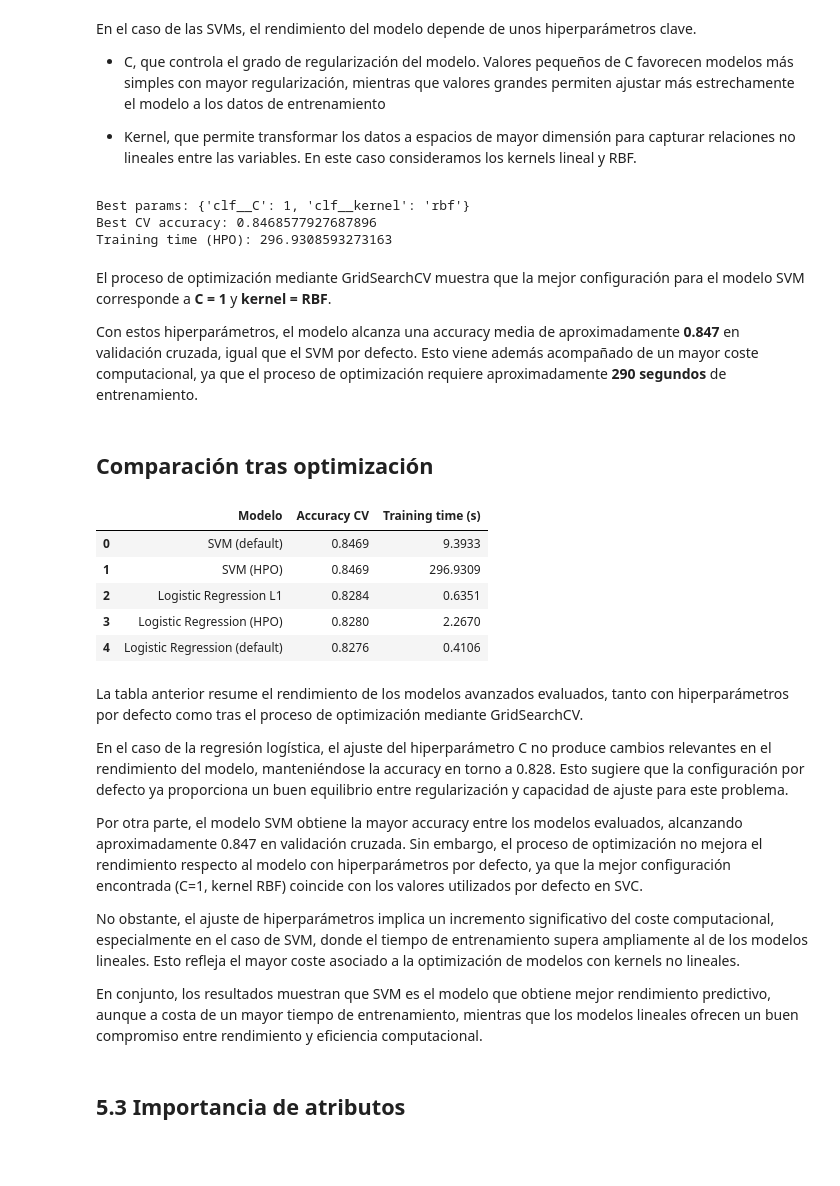
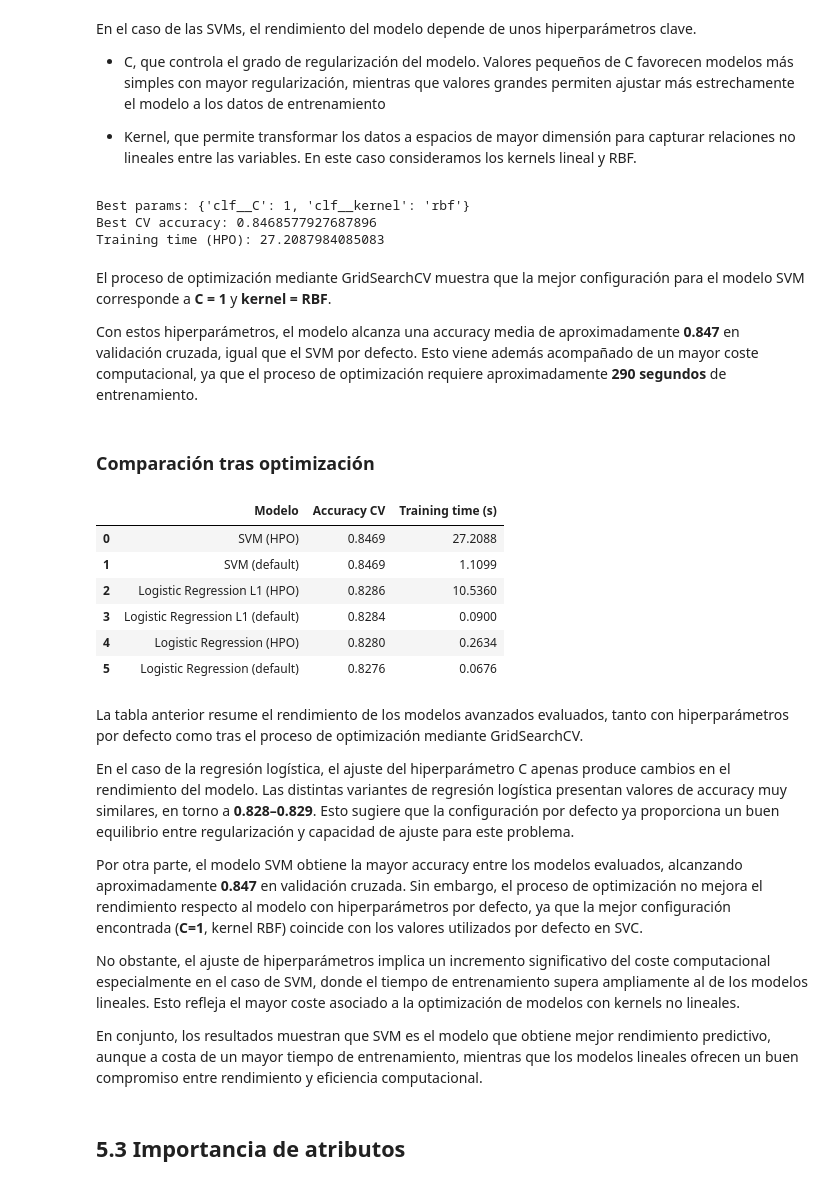
Before and after one commit to 100495785/Grupo17_Practica1, a Jupyter notebook: EDA_Practica1.ipynb, the cells around one changed output. Drawn from its saved outputs; the diff is of its cells as text; code cells hidden in the pictures; blank space fills up the shorter version.

```diff
--- a/EDA_Practica1.ipynb
+++ b/EDA_Practica1.ipynb
@@ -1244,0 +1240,33 @@ Así, la regresión logística alcanza una accuracy media de aproximadamente **0
+# %%
+logreg_l1_pipe = Pipeline([
+    ("preprocessor", preprocessor),
+    ("clf", LogisticRegression(
+        solver="saga",
+        # penalty="elasticnet",
+        l1_ratio=1,
+        max_iter=5000,
+        random_state=SEED
+    ))
+])
+
+param_grid_logreg_l1 = {
+    "clf__C": [0.001, 0.01, 0.1, 1, 10, 100]
+}
+
+grid_logreg_l1 = GridSearchCV(
+    logreg_l1_pipe,
+    param_grid_logreg_l1,
+    cv=cv,
+    scoring="accuracy",
+    n_jobs=-1
+)
+
+start = time.time()
+
+grid_logreg_l1.fit(X_train, y_train)
+
+logreg_l1_hpo_time = time.time() - start
+
+print("Best params:", grid_logreg_l1.best_params_)
+print("Best CV accuracy:", grid_logreg_l1.best_score_)
+print("Training time (HPO):", logreg_l1_hpo_time)
@@ -1283,61 +1321,64 @@ print("Training time (HPO):", svm_hpo_time)
 # %% [output]
 Best params: {'clf__C': 1, 'clf__kernel': 'rbf'}
 Best CV accuracy: 0.8468577927687896
-Training time (HPO): 296.9308593273163
+Training time (HPO): 27.2087984085083
 # %% [markdown]
 El proceso de optimización mediante GridSearchCV muestra que la mejor configuración para el modelo SVM corresponde a **C = 1** y **kernel = RBF**.
 
 Con estos hiperparámetros, el modelo alcanza una accuracy media de aproximadamente **0.847** en validación cruzada, igual que el SVM por defecto.
 Esto viene además acompañado de un mayor coste computacional, ya que el proceso de optimización requiere aproximadamente **290 segundos** de entrenamiento.
 # %% [markdown]
-## Comparación tras optimización
+### Comparación tras optimización
 # %%
 advanced_summary = pd.DataFrame({
     "Modelo": [
         "Logistic Regression (default)",
-        "Logistic Regression L1",
+        "Logistic Regression L1 (default)",
         "SVM (default)",
         "Logistic Regression (HPO)",
+        "Logistic Regression L1 (HPO)",
         "SVM (HPO)"
     ],
     "Accuracy CV": [
         logreg_scores.mean(),
         logreg_l1_scores.mean(),
         svm_scores.mean(),
         grid_logreg.best_score_,
+        grid_logreg_l1.best_score_,
         grid_svm.best_score_
     ],
     "Training time (s)": [
         logreg_time,
         logreg_l1_time,
         svm_time,
         logreg_hpo_time,
+        logreg_l1_hpo_time,
         svm_hpo_time
     ]
 })
 
 advanced_summary = advanced_summary.sort_values(
     by="Accuracy CV",
     ascending=False
 ).reset_index(drop=True)
 
 advanced_summary.round(4)
 # %% [output]
 |  | Modelo | Accuracy CV | Training time (s) |
-| 0 | SVM (default) | 0.8469 | 9.3933 |
-| 1 | SVM (HPO) | 0.8469 | 296.9309 |
-| 2 | Logistic Regression L1 | 0.8284 | 0.6351 |
-| 3 | Logistic Regression (HPO) | 0.8280 | 2.2670 |
-| 4 | Logistic Regression (default) | 0.8276 | 0.4106 |
+| 0 | SVM (HPO) | 0.8469 | 27.2088 |
+| 1 | SVM (default) | 0.8469 | 1.1099 |
+| 2 | Logistic Regression L1 (HPO) | 0.8286 | 10.5360 |
+| 3 | Logistic Regression L1 (default) | 0.8284 | 0.0900 |
+| 4 | Logistic Regression (HPO) | 0.8280 | 0.2634 |
+| 5 | Logistic Regression (default) | 0.8276 | 0.0676 |
 # %% [markdown]
 La tabla anterior resume el rendimiento de los modelos avanzados evaluados, tanto con hiperparámetros por defecto como tras el proceso de optimización mediante GridSearchCV.
 
-En el caso de la regresión logística, el ajuste del hiperparámetro
-C no produce cambios relevantes en el rendimiento del modelo, manteniéndose la accuracy en torno a 0.828. Esto sugiere que la configuración por defecto ya proporciona un buen equilibrio entre regularización y capacidad de ajuste para este problema.
+En el caso de la regresión logística, el ajuste del hiperparámetro C apenas produce cambios en el rendimiento del modelo. Las distintas variantes de regresión logística presentan valores de accuracy muy similares, en torno a **0.828–0.829**. Esto sugiere que la configuración por defecto ya proporciona un buen equilibrio entre regularización y capacidad de ajuste para este problema.
 
-Por otra parte, el modelo SVM obtiene la mayor accuracy entre los modelos evaluados, alcanzando aproximadamente 0.847 en validación cruzada. Sin embargo, el proceso de optimización no mejora el rendimiento respecto al modelo con hiperparámetros por defecto, ya que la mejor configuración encontrada (C=1, kernel RBF) coincide con los valores utilizados por defecto en SVC.
+Por otra parte, el modelo SVM obtiene la mayor accuracy entre los modelos evaluados, alcanzando aproximadamente **0.847** en validación cruzada. Sin embargo, el proceso de optimización no mejora el rendimiento respecto al modelo con hiperparámetros por defecto, ya que la mejor configuración encontrada (**C=1**, kernel RBF) coincide con los valores utilizados por defecto en SVC.
 
-No obstante, el ajuste de hiperparámetros implica un incremento significativo del coste computacional, especialmente en el caso de SVM, donde el tiempo de entrenamiento supera ampliamente al de los modelos lineales. Esto refleja el mayor coste asociado a la optimización de modelos con kernels no lineales.
+No obstante, el ajuste de hiperparámetros implica un incremento significativo del coste computacional especialmente en el caso de SVM, donde el tiempo de entrenamiento supera ampliamente al de los modelos lineales. Esto refleja el mayor coste asociado a la optimización de modelos con kernels no lineales.
 
 En conjunto, los resultados muestran que SVM es el modelo que obtiene mejor rendimiento predictivo, aunque a costa de un mayor tiempo de entrenamiento, mientras que los modelos lineales ofrecen un buen compromiso entre rendimiento y eficiencia computacional.
 # %% [markdown]
```
Also changed, not shown: parts of 34 cells of this notebook.
